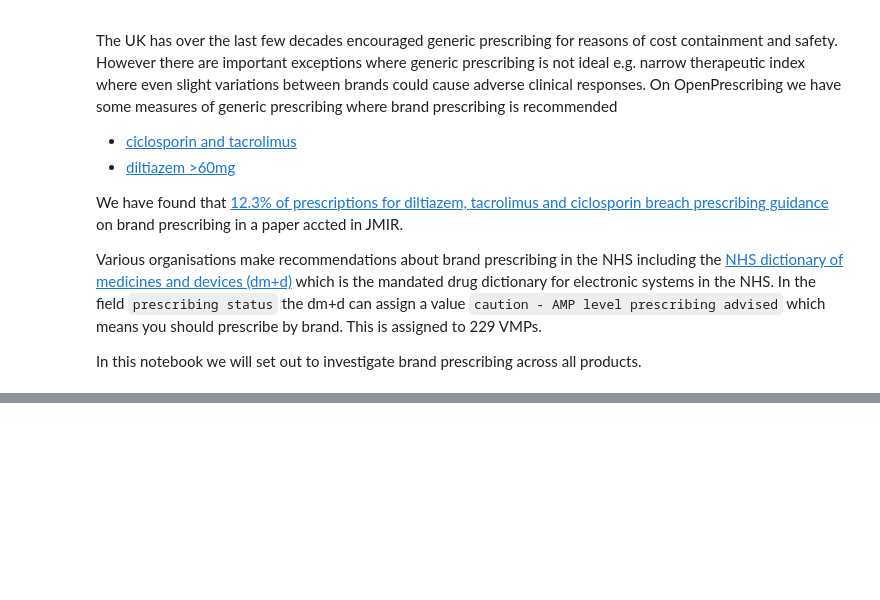
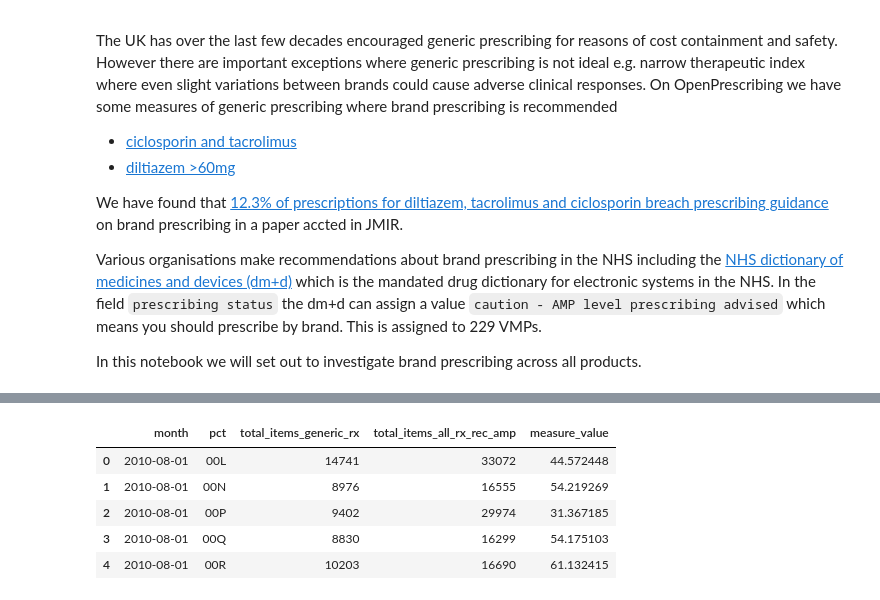
Before and after one commit to ebmdatalab/amp-prescribing-notebook, a Jupyter notebook: notebooks/dmd.amp.ipynb, the cells around one changed output, grey strips where cells are left out. Cells and saved outputs as stored; diff of their text form; code cells hidden in the pictures; blank space fills up the shorter version.

```diff
--- a/notebooks/dmd.amp.ipynb
+++ b/notebooks/dmd.amp.ipynb
@@ -92,3 +153,14 @@ df_measure.head()
+# %%
+df_measure = pd.merge(df_generic_ccg, df_amp_recommended_ccg,  how='left', left_on=['month','pct'], right_on = ['month','pct'], suffixes=("_generic_rx", "_all_rx_rec_amp"))
+df_measure["measure_value"] = 100*(df_measure.total_items_generic_rx / df_measure.total_items_all_rx_rec_amp).fillna(0)
+df_measure.head()
+# %% [output]
+|  | month | pct | total_items_generic_rx | total_items_all_rx_rec_amp | measure_value |
+| 0 | 2010-08-01 | 00L | 14741 | 33072 | 44.572448 |
+| 1 | 2010-08-01 | 00N | 8976 | 16555 | 54.219269 |
+| 2 | 2010-08-01 | 00P | 9402 | 29974 | 31.367185 |
+| 3 | 2010-08-01 | 00Q | 8830 | 16299 | 54.175103 |
+| 4 | 2010-08-01 | 00R | 10203 | 16690 | 61.132415 |
 # %%
 charts.deciles_chart(
     df_measure,
```
Also changed, not shown: parts of 15 cells of this notebook, 10 other files.
